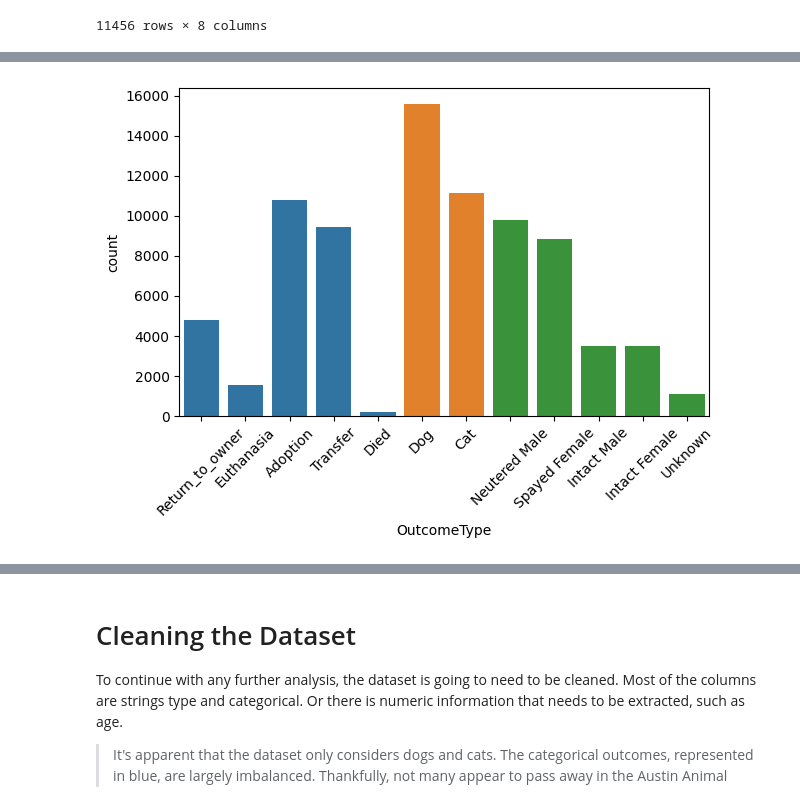
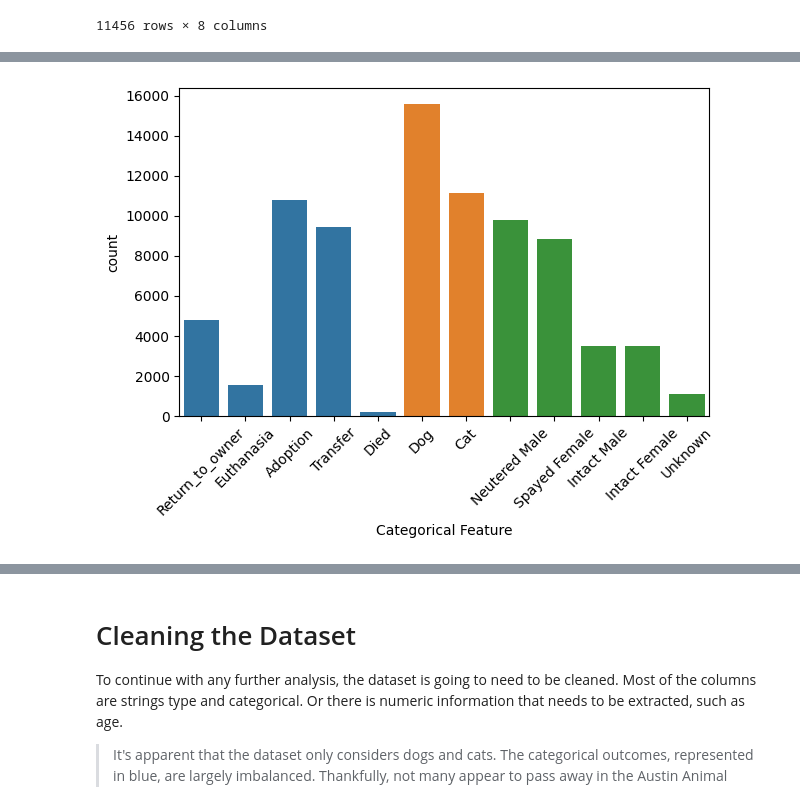
Before and after one commit to xVoidDevilx/ml-cs-ut, a Jupyter notebook: animal_shelter_ML.ipynb, the cells around one changed output, grey strips where cells are left out. Cells and saved outputs as stored; diff of their text form; code cells hidden in the pictures.

```diff
--- a/animal_shelter_ML.ipynb
+++ b/animal_shelter_ML.ipynb
@@ -145,12 +145,13 @@ Name: count, Length: 277, dtype: int64
 # %%
 sns.countplot(x='OutcomeType', data=traindf)
 sns.countplot(x='AnimalType', data=traindf)
 sns.countplot(x='SexuponOutcome', data=traindf)
 plt.xticks(rotation=45)
 plt.tight_layout()
+plt.xlabel('Categorical Feature')
 plt.show()
 # %% [output]
-[figure, old version]
+[figure, new version]
 # %%
 print('Train Dataset:')
 traindf.info()
```
Also changed, not shown: parts of 12 cells of this notebook.
